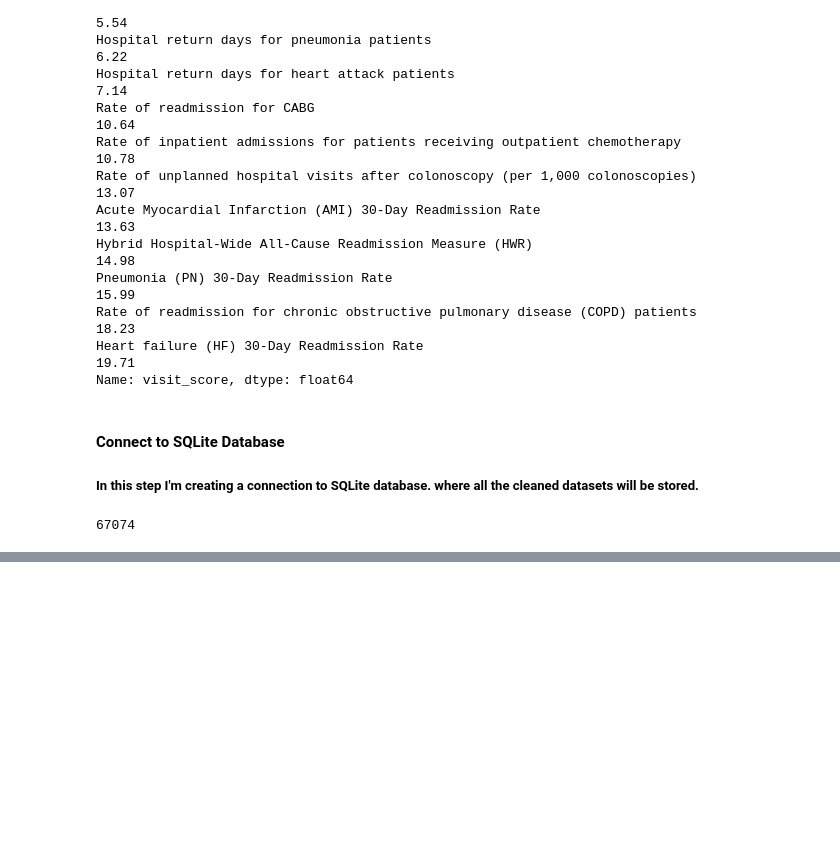
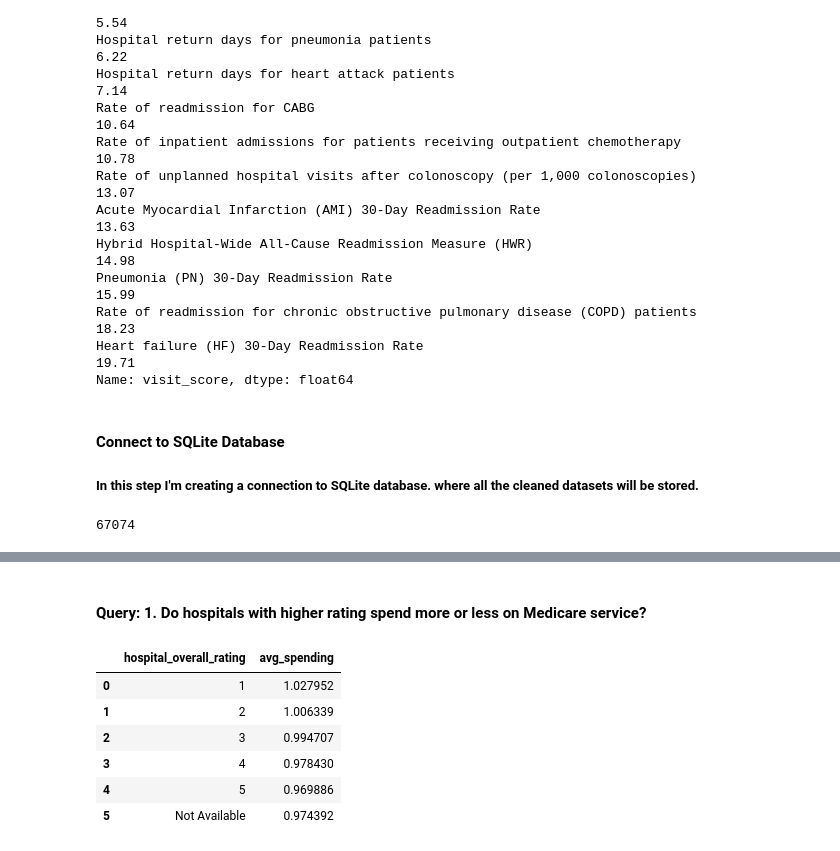
Before and after one commit to Archana-sth/hospital-performance-analysis, a Jupyter notebook: Notebook/hospital_performance_analysis.ipynb, the cells around one changed output, grey strips where cells are left out. Cells and saved outputs as stored; diff of their text form; code cells hidden in the pictures; blank space fills up the shorter version.

```diff
--- a/Notebook/hospital_performance_analysis.ipynb
+++ b/Notebook/hospital_performance_analysis.ipynb
@@ -616,0 +626,22 @@ pd.read_sql("SELECT * FROM unplanned_visits ", connection)
+# %% [markdown]
+#### Query: 1. Do hospitals with higher rating spend more or less on Medicare service?
+# %%
+query1 = ''' select
+    h.hospital_overall_rating,
+    avg(m.spending_score) as avg_spending
+from hospital_info h
+join medicare_spending m
+    on h.facility_id = m.facility_id
+group by h.hospital_overall_rating
+order by h.hospital_overall_rating;
+'''
+result1 = pd.read_sql(query1, connection)
+result1
+# %% [output]
+|  | hospital_overall_rating | avg_spending |
+| 0 | 1 | 1.027952 |
+| 1 | 2 | 1.006339 |
+| 2 | 3 | 0.994707 |
+| 3 | 4 | 0.978430 |
+| 4 | 5 | 0.969886 |
+| 5 | Not Available | 0.974392 |
```
Also changed, not shown: parts of 4 cells of this notebook, 1 other file.
